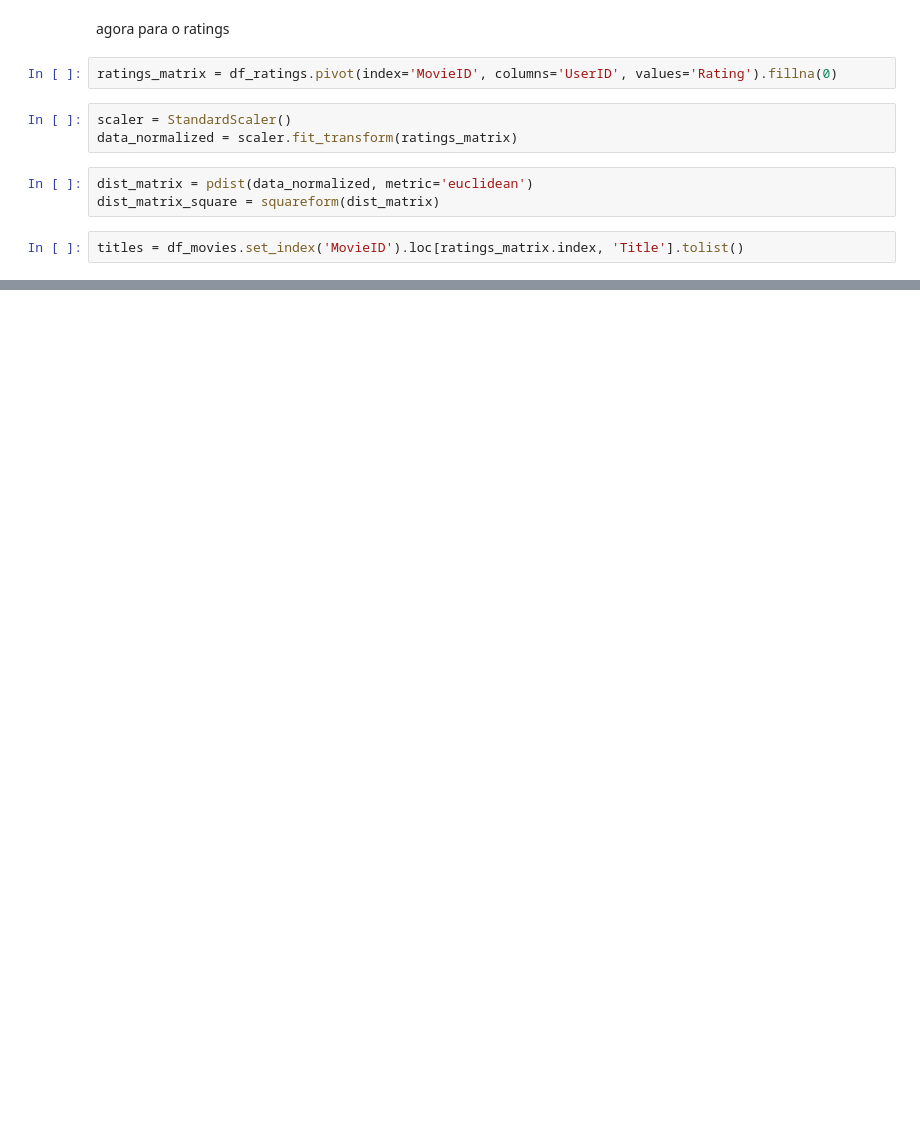
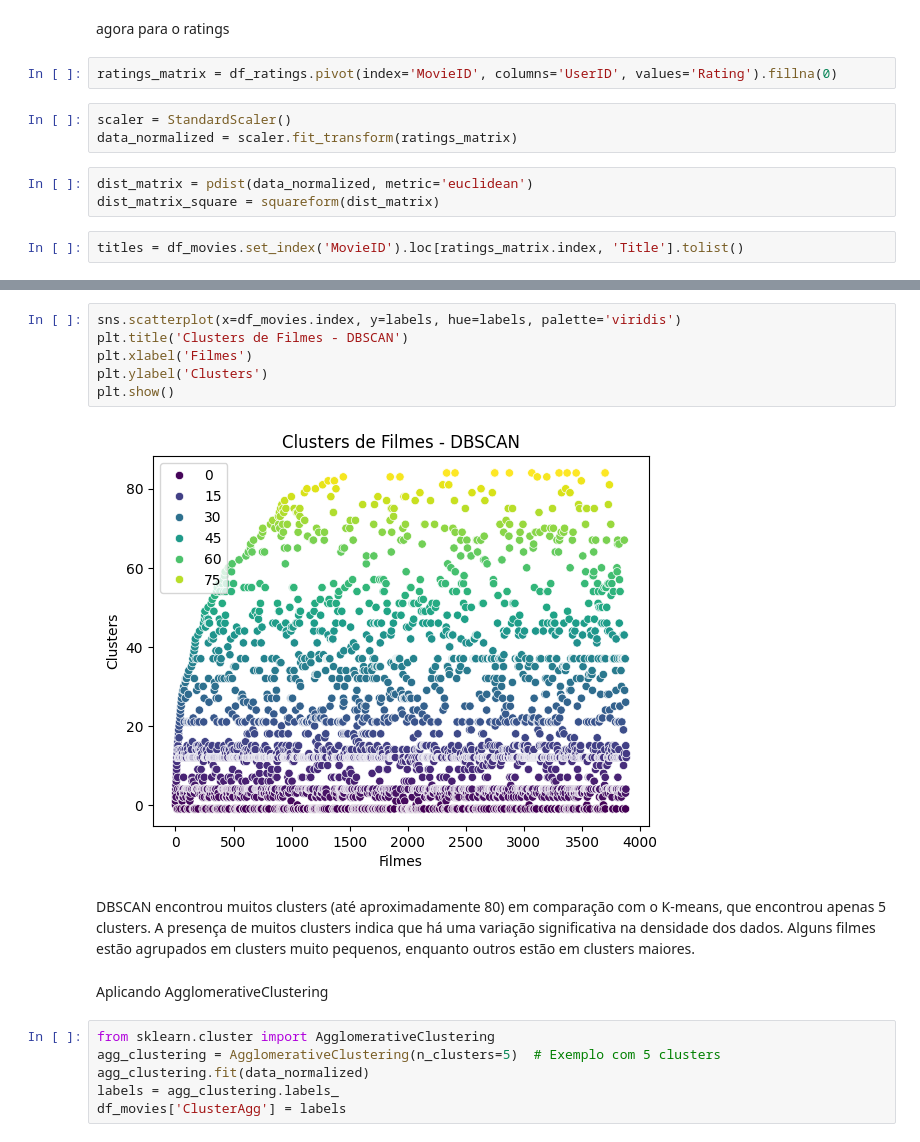
Before and after one commit to thiagomout/datamining, a Jupyter notebook: movie_cluster/movie_cluster.ipynb, the cells around one changed output, grey strips where cells are left out. Cells and saved outputs as stored; diff of their text form; blank space fills up the shorter version.

```diff
--- a/movie_cluster/movie_cluster.ipynb
+++ b/movie_cluster/movie_cluster.ipynb
@@ -377,0 +397,18 @@ plt.show()
+# %%
+sns.scatterplot(x=df_movies.index, y=labels, hue=labels, palette='viridis')
+plt.title('Clusters de Filmes - DBSCAN')
+plt.xlabel('Filmes')
+plt.ylabel('Clusters')
+plt.show()
+# %% [output]
+[figure, added]
+# %% [markdown]
+DBSCAN encontrou muitos clusters (até aproximadamente 80) em comparação com o K-means, que encontrou apenas 5 clusters. A presença de muitos clusters indica que há uma variação significativa na densidade dos dados. Alguns filmes estão agrupados em clusters muito pequenos, enquanto outros estão em clusters maiores.
+# %% [markdown]
+Aplicando AgglomerativeClustering
+# %%
+from sklearn.cluster import AgglomerativeClustering
+agg_clustering = AgglomerativeClustering(n_clusters=5)  # Exemplo com 5 clusters
+agg_clustering.fit(data_normalized)
+labels = agg_clustering.labels_
+df_movies['ClusterAgg'] = labels
```
Also changed, not shown: parts of 41 cells of this notebook.
